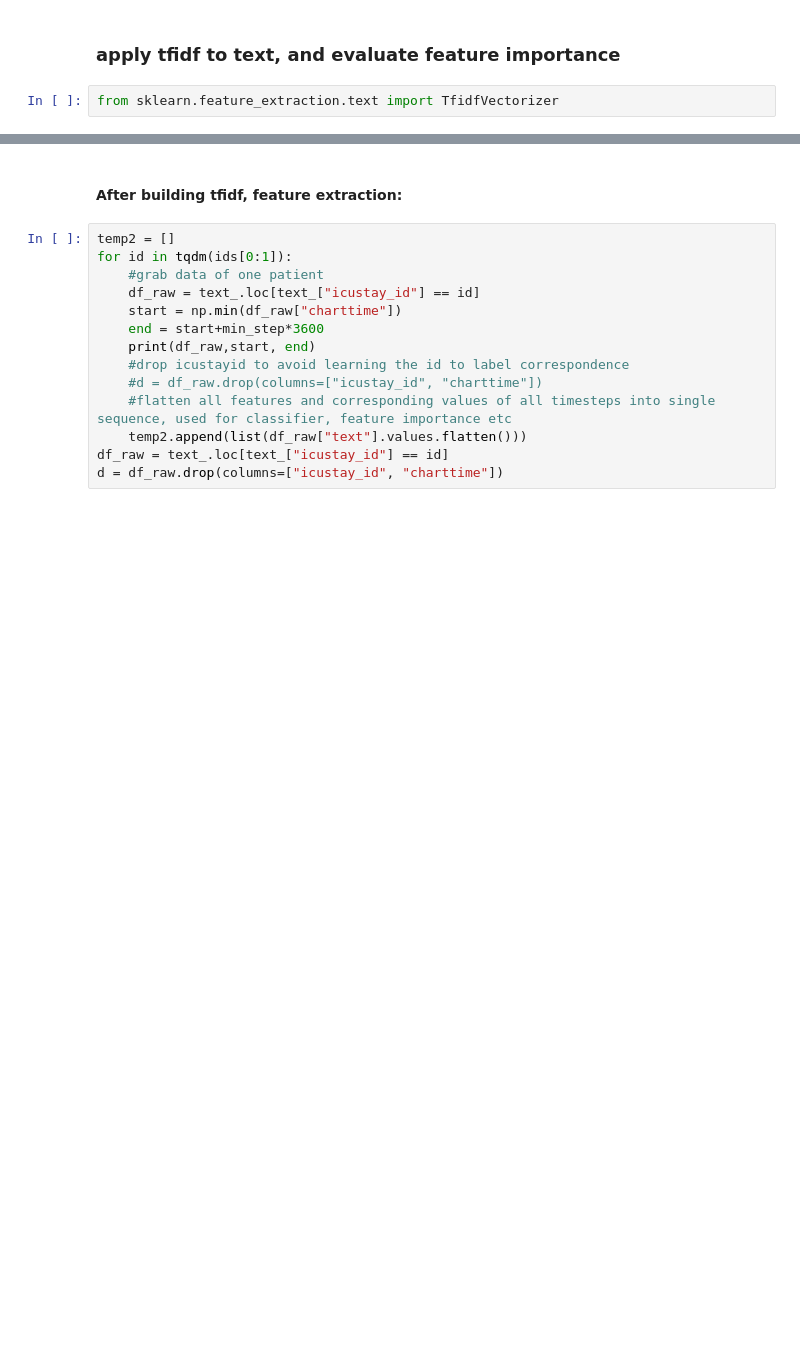
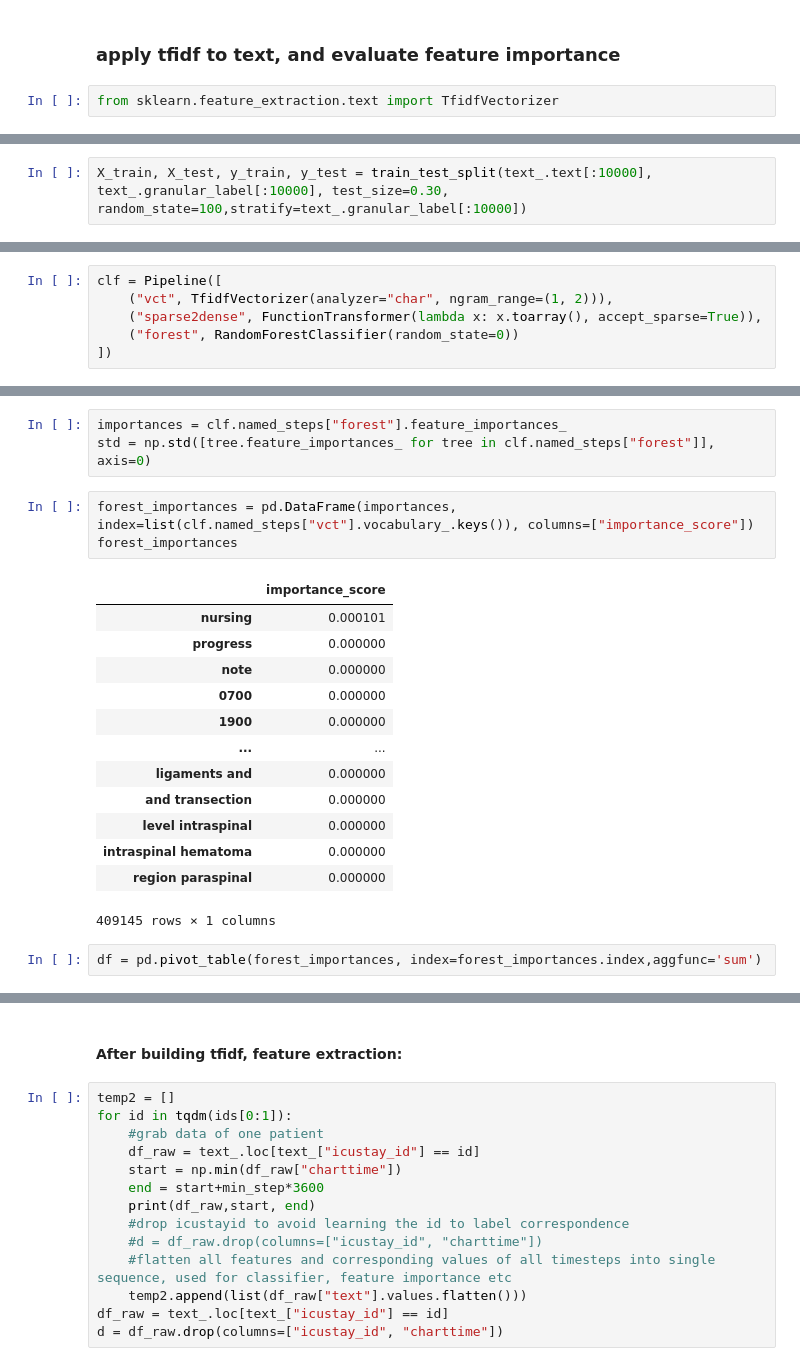
Before and after one commit to ortsanpablo/thesis, a Jupyter notebook: data_labelling.ipynb, the cells around one changed output, grey strips where cells are left out. Cells and saved outputs as stored; diff of their text form; blank space fills up the shorter version.

```diff
--- a/data_labelling.ipynb
+++ b/data_labelling.ipynb
@@ -532,0 +578,2 @@ text_.head()
+# %%
+X_train, X_test, y_train, y_test = train_test_split(text_.text[:10000], text_.granular_label[:10000], test_size=0.30, random_state=100,stratify=text_.granular_label[:10000])
@@ -532,0 +590,6 @@ text_.head()
+# %%
+clf = Pipeline([
+    ("vct", TfidfVectorizer(analyzer="char", ngram_range=(1, 2))),
+    ("sparse2dense", FunctionTransformer(lambda x: x.toarray(), accept_sparse=True)),
+    ("forest", RandomForestClassifier(random_state=0))
+])
@@ -532,0 +617,22 @@ text_.head()
+# %%
+importances = clf.named_steps["forest"].feature_importances_
+std = np.std([tree.feature_importances_ for tree in clf.named_steps["forest"]], axis=0)
+# %%
+forest_importances = pd.DataFrame(importances, index=list(clf.named_steps["vct"].vocabulary_.keys()), columns=["importance_score"])
+forest_importances
+# %% [output]
+|  | importance_score |
+| nursing | 0.000101 |
+| progress | 0.000000 |
+| note | 0.000000 |
+| 0700 | 0.000000 |
+| 1900 | 0.000000 |
+| ... | ... |
+| ligaments and | 0.000000 |
+| and transection | 0.000000 |
+| level intraspinal | 0.000000 |
+| intraspinal hematoma | 0.000000 |
+| region paraspinal | 0.000000 |
+409145 rows × 1 columns
+# %%
+df = pd.pivot_table(forest_importances, index=forest_importances.index,aggfunc='sum')
```
Also changed, not shown: parts of 28 cells of this notebook.
